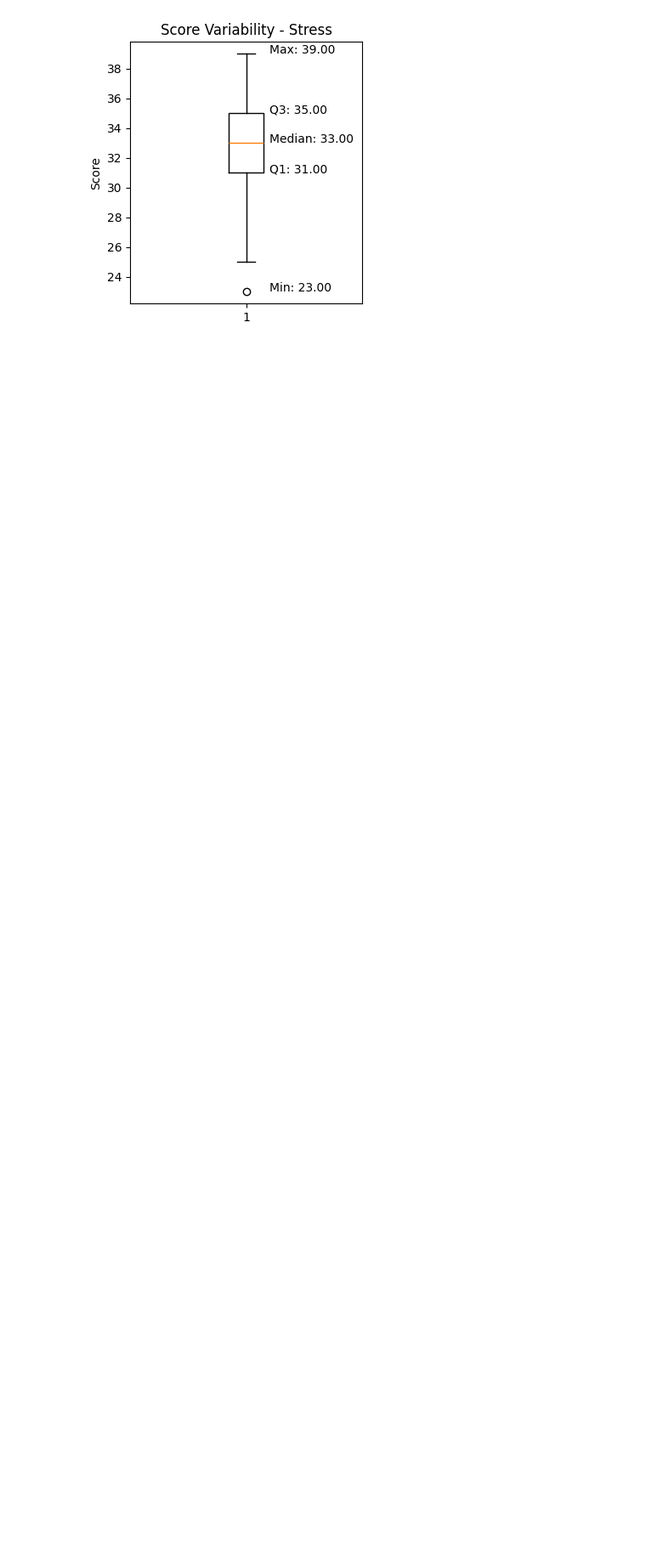
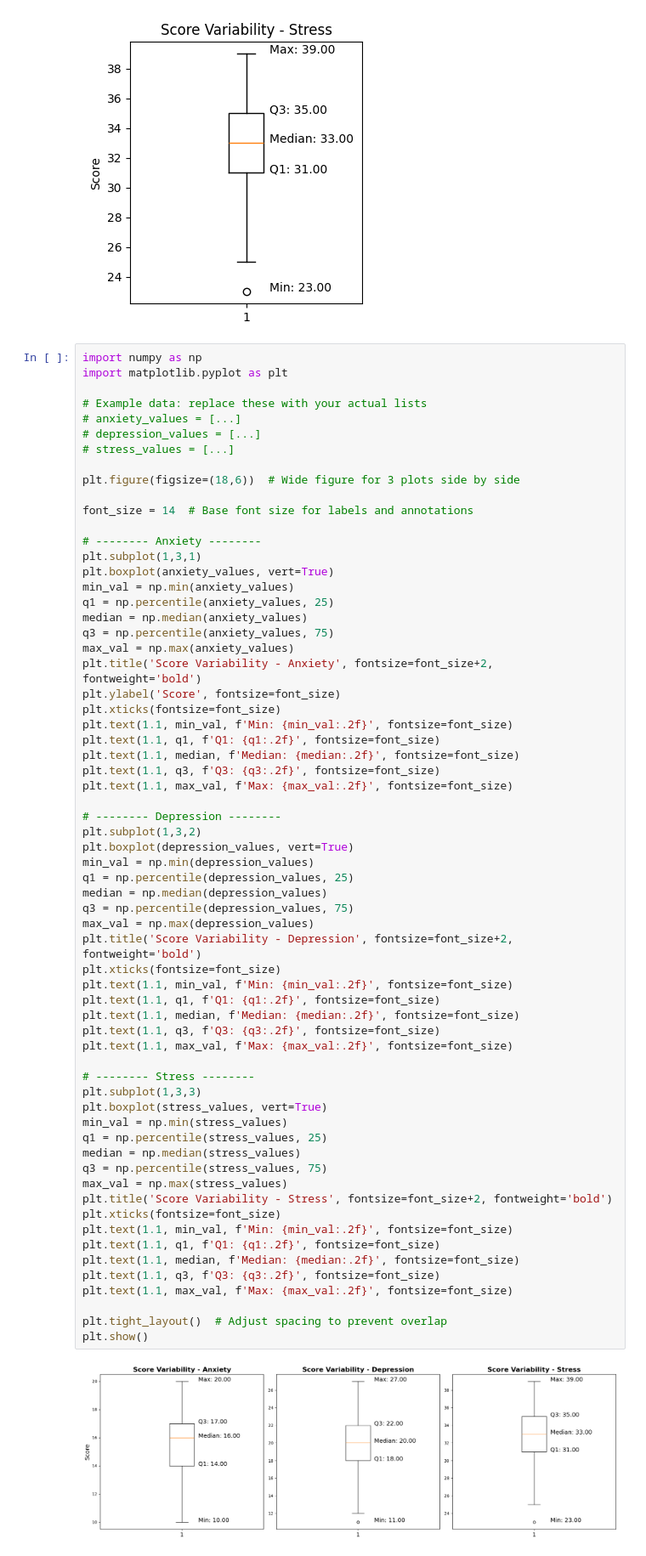
Before and after one commit to soniadessai/Mental-Health-Diagnosis-Using-Reinforcement-Learning, a Jupyter notebook: RL_Chatbot_BoxPlots.ipynb, the cells around one changed output. Shown at 85% size. Cells and saved outputs as stored; diff of their text form; blank space fills up the shorter version.

```diff
--- a/RL_Chatbot_BoxPlots.ipynb
+++ b/RL_Chatbot_BoxPlots.ipynb
@@ -375,3 +375,69 @@ plt.text(1.1, max_val, f'Max: {max_val:.2f}')
 plt.show()
 # %% [output]
 [figure]
+# %%
+import numpy as np
+import matplotlib.pyplot as plt
+
+# Example data: replace these with your actual lists
+# anxiety_values = [...]
+# depression_values = [...]
+# stress_values = [...]
+
+plt.figure(figsize=(18,6))  # Wide figure for 3 plots side by side
+
+font_size = 14  # Base font size for labels and annotations
+
+# -------- Anxiety --------
+plt.subplot(1,3,1)
+plt.boxplot(anxiety_values, vert=True)
+min_val = np.min(anxiety_values)
+q1 = np.percentile(anxiety_values, 25)
+median = np.median(anxiety_values)
+q3 = np.percentile(anxiety_values, 75)
+max_val = np.max(anxiety_values)
+plt.title('Score Variability - Anxiety', fontsize=font_size+2, fontweight='bold')
+plt.ylabel('Score', fontsize=font_size)
+plt.xticks(fontsize=font_size)
+plt.text(1.1, min_val, f'Min: {min_val:.2f}', fontsize=font_size)
+plt.text(1.1, q1, f'Q1: {q1:.2f}', fontsize=font_size)
+plt.text(1.1, median, f'Median: {median:.2f}', fontsize=font_size)
+plt.text(1.1, q3, f'Q3: {q3:.2f}', fontsize=font_size)
+plt.text(1.1, max_val, f'Max: {max_val:.2f}', fontsize=font_size)
+
+# -------- Depression --------
+plt.subplot(1,3,2)
+plt.boxplot(depression_values, vert=True)
+min_val = np.min(depression_values)
+q1 = np.percentile(depression_values, 25)
+median = np.median(depression_values)
+q3 = np.percentile(depression_values, 75)
+max_val = np.max(depression_values)
+plt.title('Score Variability - Depression', fontsize=font_size+2, fontweight='bold')
+plt.xticks(fontsize=font_size)
+plt.text(1.1, min_val, f'Min: {min_val:.2f}', fontsize=font_size)
+plt.text(1.1, q1, f'Q1: {q1:.2f}', fontsize=font_size)
+plt.text(1.1, median, f'Median: {median:.2f}', fontsize=font_size)
+plt.text(1.1, q3, f'Q3: {q3:.2f}', fontsize=font_size)
+plt.text(1.1, max_val, f'Max: {max_val:.2f}', fontsize=font_size)
+
+# -------- Stress --------
+plt.subplot(1,3,3)
+plt.boxplot(stress_values, vert=True)
+min_val = np.min(stress_values)
+q1 = np.percentile(stress_values, 25)
+median = np.median(stress_values)
+q3 = np.percentile(stress_values, 75)
+max_val = np.max(stress_values)
+plt.title('Score Variability - Stress', fontsize=font_size+2, fontweight='bold')
+plt.xticks(fontsize=font_size)
+plt.text(1.1, min_val, f'Min: {min_val:.2f}', fontsize=font_size)
+plt.text(1.1, q1, f'Q1: {q1:.2f}', fontsize=font_size)
+plt.text(1.1, median, f'Median: {median:.2f}', fontsize=font_size)
+plt.text(1.1, q3, f'Q3: {q3:.2f}', fontsize=font_size)
+plt.text(1.1, max_val, f'Max: {max_val:.2f}', fontsize=font_size)
+
+plt.tight_layout()  # Adjust spacing to prevent overlap
+plt.show()
+# %% [output]
+[figure, added]
```
